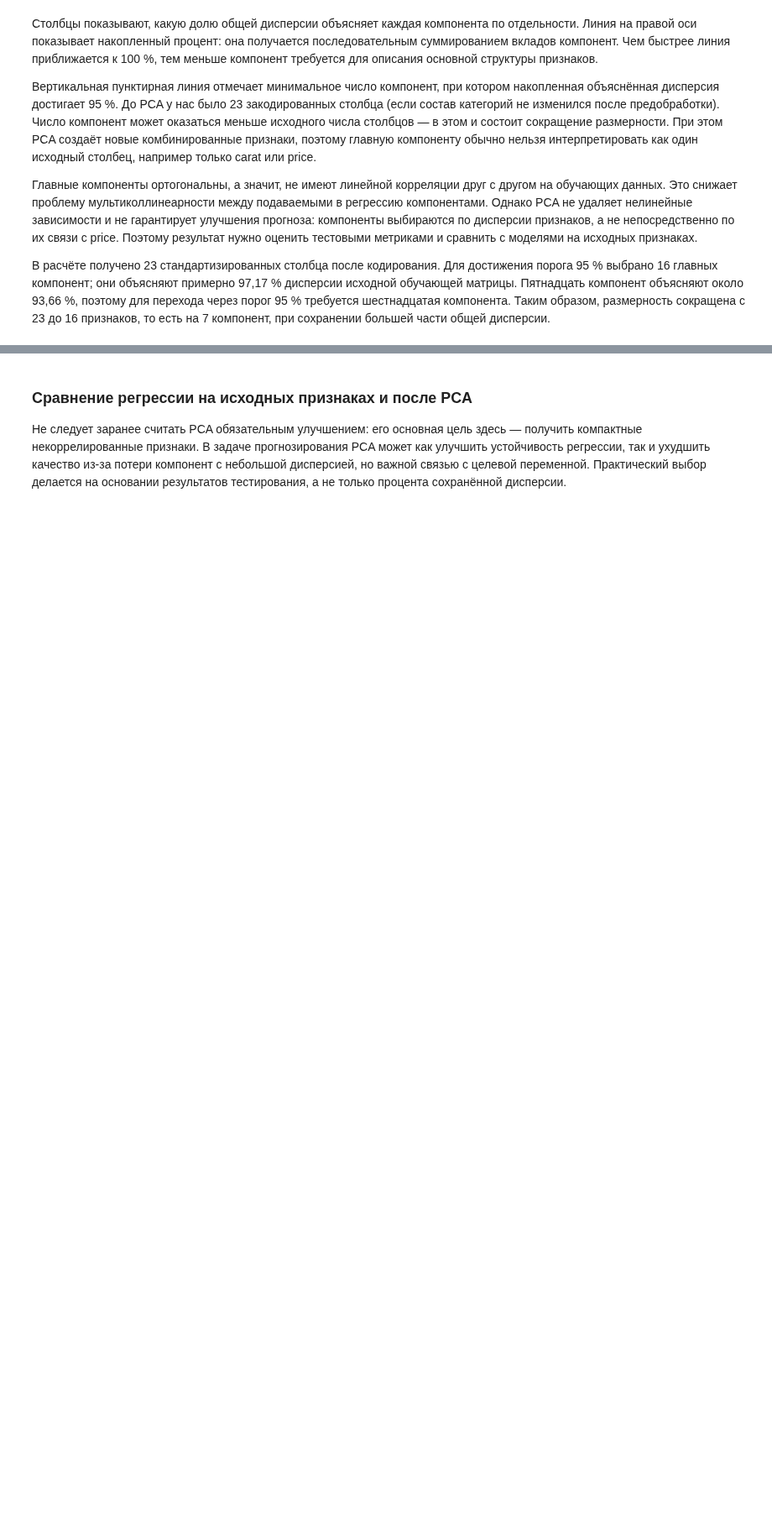
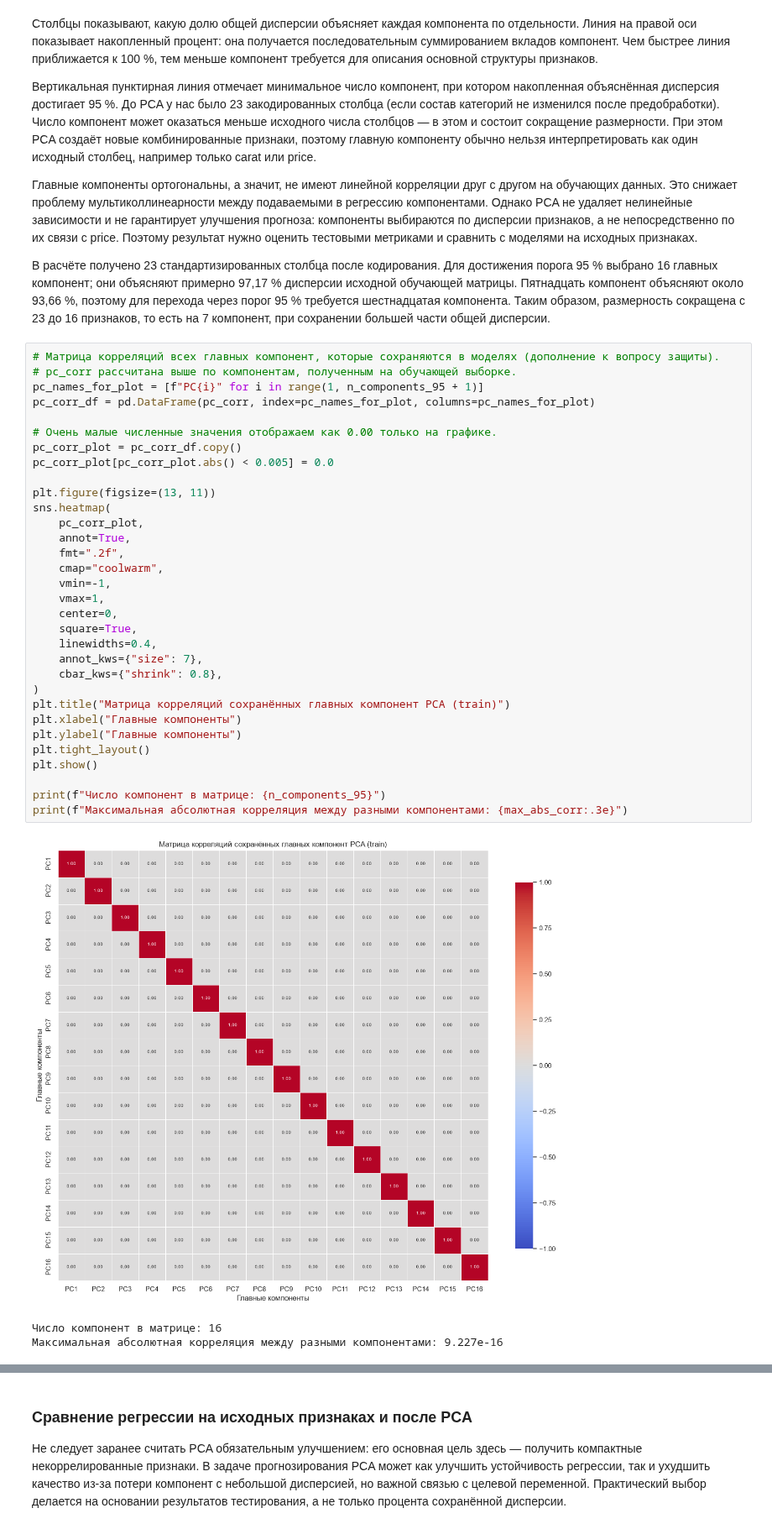
Before and after one commit to violllin/lab1_regression, a Jupyter notebook: lab1.ipynb, the cells around one changed output, grey strips where cells are left out. Shown at 84% size. Saved outputs shown, nothing was run; the diff lists cells and outputs as text; blank space fills up the shorter version.

```diff
--- a/lab1.ipynb
+++ b/lab1.ipynb
@@ -824,3 +824,39 @@ plt.show()
 Главные компоненты ортогональны, а значит, не имеют линейной корреляции друг с другом на обучающих данных. Это снижает проблему мультиколлинеарности между подаваемыми в регрессию компонентами. Однако PCA не удаляет нелинейные зависимости и не гарантирует улучшения прогноза: компоненты выбираются по дисперсии признаков, а не непосредственно по их связи с price. Поэтому результат нужно оценить тестовыми метриками и сравнить с моделями на исходных признаках.
 
 В расчёте получено 23 стандартизированных столбца после кодирования. Для достижения порога 95 % выбрано 16 главных компонент; они объясняют примерно 97,17 % дисперсии исходной обучающей матрицы. Пятнадцать компонент объясняют около 93,66 %, поэтому для перехода через порог 95 % требуется шестнадцатая компонента. Таким образом, размерность сокращена с 23 до 16 признаков, то есть на 7 компонент, при сохранении большей части общей дисперсии.
+# %%
+# Матрица корреляций всех главных компонент, которые сохраняются в моделях (дополнение к вопросу защиты).
+# pc_corr рассчитана выше по компонентам, полученным на обучающей выборке.
+pc_names_for_plot = [f"PC{i}" for i in range(1, n_components_95 + 1)]
+pc_corr_df = pd.DataFrame(pc_corr, index=pc_names_for_plot, columns=pc_names_for_plot)
+
+# Очень малые численные значения отображаем как 0.00 только на графике.
+pc_corr_plot = pc_corr_df.copy()
+pc_corr_plot[pc_corr_plot.abs() < 0.005] = 0.0
+
+plt.figure(figsize=(13, 11))
+sns.heatmap(
+    pc_corr_plot,
+    annot=True,
+    fmt=".2f",
+    cmap="coolwarm",
+    vmin=-1,
+    vmax=1,
+    center=0,
+    square=True,
+    linewidths=0.4,
+    annot_kws={"size": 7},
+    cbar_kws={"shrink": 0.8},
+)
+plt.title("Матрица корреляций сохранённых главных компонент PCA (train)")
+plt.xlabel("Главные компоненты")
+plt.ylabel("Главные компоненты")
+plt.tight_layout()
+plt.show()
+
+print(f"Число компонент в матрице: {n_components_95}")
+print(f"Максимальная абсолютная корреляция между разными компонентами: {max_abs_corr:.3e}")
+# %% [output]
+[figure, added]
+Число компонент в матрице: 16
+Максимальная абсолютная корреляция между разными компонентами: 9.227e-16
```
Also changed, not shown: parts of 2 cells of this notebook.
